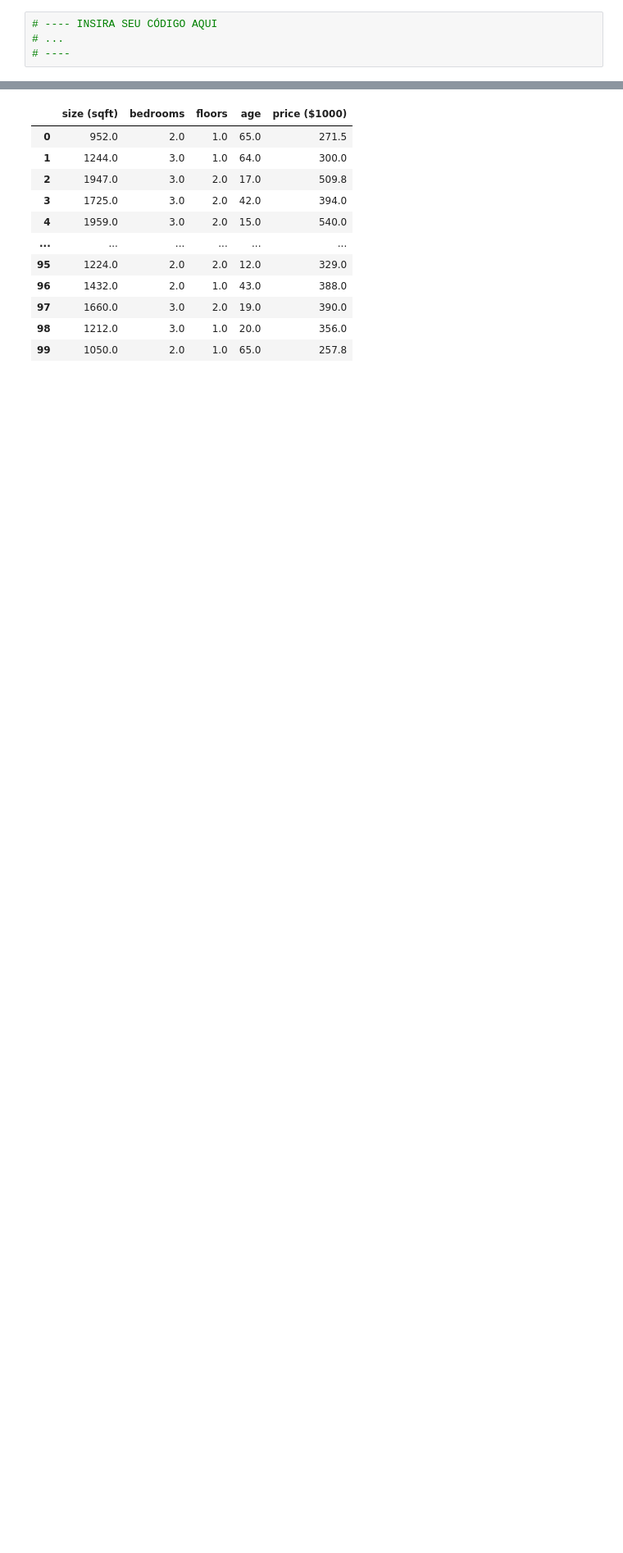
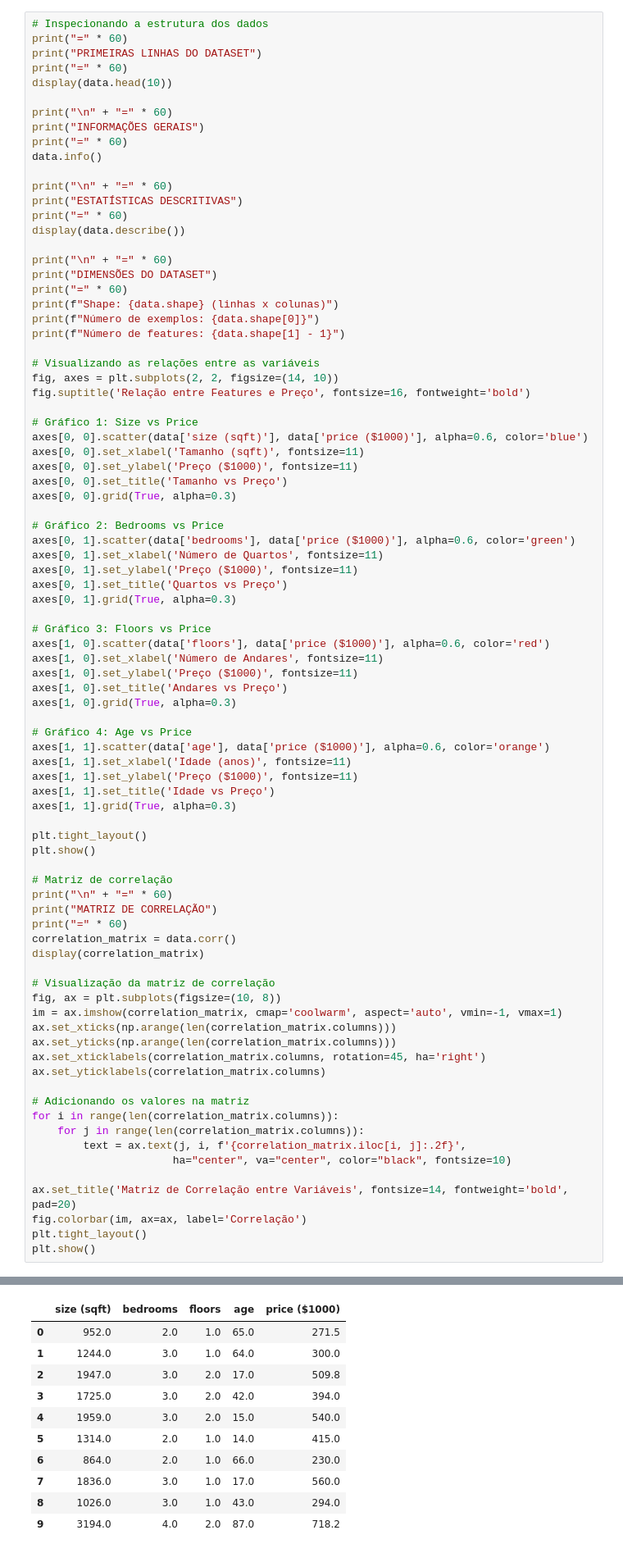
Before and after one commit to sentinela007nh/Machine-Learning---IF---UFRJ, a Jupyter notebook: Regressao-Linear/aula03_regressao_linear_parte2.ipynb, the cells around one changed output, grey strips where cells are left out. Shown: that part at 82% size. Drawn from its saved outputs; the diff is of its cells as text; blank space fills up the shorter version.

```diff
--- a/Regressao-Linear/aula03_regressao_linear_parte2.ipynb
+++ b/Regressao-Linear/aula03_regressao_linear_parte2.ipynb
@@ -272,7 +272,87 @@ data = pd.read_csv("./data/houses.csv", header=None, names=X_features + y_name)
 > - `.describe()`: Generates descriptive statistics of the DataFrame's numerical > columns, such as count, mean, standard deviation, minimum, and maximum.
 > - `.shape`: Returns a tuple representing the dimensionality of the DataFrame (rows, > columns).
 # %%
-# ---- INSIRA SEU CÓDIGO AQUI
-# ...
-# ----
+# Inspecionando a estrutura dos dados
+print("=" * 60)
+print("PRIMEIRAS LINHAS DO DATASET")
+print("=" * 60)
+display(data.head(10))
+
+print("\n" + "=" * 60)
+print("INFORMAÇÕES GERAIS")
+print("=" * 60)
+data.info()
+
+print("\n" + "=" * 60)
+print("ESTATÍSTICAS DESCRITIVAS")
+print("=" * 60)
+display(data.describe())
+
+print("\n" + "=" * 60)
+print("DIMENSÕES DO DATASET")
+print("=" * 60)
+print(f"Shape: {data.shape} (linhas x colunas)")
+print(f"Número de exemplos: {data.shape[0]}")
+print(f"Número de features: {data.shape[1] - 1}")
+
+# Visualizando as relações entre as variáveis
+fig, axes = plt.subplots(2, 2, figsize=(14, 10))
+fig.suptitle('Relação entre Features e Preço', fontsize=16, fontweight='bold')
+
+# Gráfico 1: Size vs Price
+axes[0, 0].scatter(data['size (sqft)'], data['price ($1000)'], alpha=0.6, color='blue')
+axes[0, 0].set_xlabel('Tamanho (sqft)', fontsize=11)
+axes[0, 0].set_ylabel('Preço ($1000)', fontsize=11)
+axes[0, 0].set_title('Tamanho vs Preço')
+axes[0, 0].grid(True, alpha=0.3)
+
+# Gráfico 2: Bedrooms vs Price
+axes[0, 1].scatter(data['bedrooms'], data['price ($1000)'], alpha=0.6, color='green')
+axes[0, 1].set_xlabel('Número de Quartos', fontsize=11)
+axes[0, 1].set_ylabel('Preço ($1000)', fontsize=11)
+axes[0, 1].set_title('Quartos vs Preço')
+axes[0, 1].grid(True, alpha=0.3)
+
+# Gráfico 3: Floors vs Price
+axes[1, 0].scatter(data['floors'], data['price ($1000)'], alpha=0.6, color='red')
+axes[1, 0].set_xlabel('Número de Andares', fontsize=11)
+axes[1, 0].set_ylabel('Preço ($1000)', fontsize=11)
+axes[1, 0].set_title('Andares vs Preço')
+axes[1, 0].grid(True, alpha=0.3)
+
+# Gráfico 4: Age vs Price
+axes[1, 1].scatter(data['age'], data['price ($1000)'], alpha=0.6, color='orange')
+axes[1, 1].set_xlabel('Idade (anos)', fontsize=11)
+axes[1, 1].set_ylabel('Preço ($1000)', fontsize=11)
+axes[1, 1].set_title('Idade vs Preço')
+axes[1, 1].grid(True, alpha=0.3)
+
+plt.tight_layout()
+plt.show()
+
+# Matriz de correlação
+print("\n" + "=" * 60)
+print("MATRIZ DE CORRELAÇÃO")
+print("=" * 60)
+correlation_matrix = data.corr()
+display(correlation_matrix)
+
+# Visualização da matriz de correlação
+fig, ax = plt.subplots(figsize=(10, 8))
+im = ax.imshow(correlation_matrix, cmap='coolwarm', aspect='auto', vmin=-1, vmax=1)
+ax.set_xticks(np.arange(len(correlation_matrix.columns)))
+ax.set_yticks(np.arange(len(correlation_matrix.columns)))
+ax.set_xticklabels(correlation_matrix.columns, rotation=45, ha='right')
+ax.set_yticklabels(correlation_matrix.columns)
+
+# Adicionando os valores na matriz
+for i in range(len(correlation_matrix.columns)):
+    for j in range(len(correlation_matrix.columns)):
+        text = ax.text(j, i, f'{correlation_matrix.iloc[i, j]:.2f}',
+                      ha="center", va="center", color="black", fontsize=10)
+
+ax.set_title('Matriz de Correlação entre Variáveis', fontsize=14, fontweight='bold', pad=20)
+fig.colorbar(im, ax=ax, label='Correlação')
+plt.tight_layout()
+plt.show()
 # %% [output]
@@ -279,12 +362,11 @@ data = pd.read_csv("./data/houses.csv", header=None, names=X_features + y_name)
 |  | size (sqft) | bedrooms | floors | age | price ($1000) |
 | 0 | 952.0 | 2.0 | 1.0 | 65.0 | 271.5 |
 | 1 | 1244.0 | 3.0 | 1.0 | 64.0 | 300.0 |
 | 2 | 1947.0 | 3.0 | 2.0 | 17.0 | 509.8 |
 | 3 | 1725.0 | 3.0 | 2.0 | 42.0 | 394.0 |
 | 4 | 1959.0 | 3.0 | 2.0 | 15.0 | 540.0 |
-| ... | ... | ... | ... | ... | ... |
-| 95 | 1224.0 | 2.0 | 2.0 | 12.0 | 329.0 |
-| 96 | 1432.0 | 2.0 | 1.0 | 43.0 | 388.0 |
-| 97 | 1660.0 | 3.0 | 2.0 | 19.0 | 390.0 |
-| 98 | 1212.0 | 3.0 | 1.0 | 20.0 | 356.0 |
-| 99 | 1050.0 | 2.0 | 1.0 | 65.0 | 257.8 |
+| 5 | 1314.0 | 2.0 | 1.0 | 14.0 | 415.0 |
+| 6 | 864.0 | 2.0 | 1.0 | 66.0 | 230.0 |
+| 7 | 1836.0 | 3.0 | 1.0 | 17.0 | 560.0 |
+| 8 | 1026.0 | 3.0 | 1.0 | 43.0 | 294.0 |
+| 9 | 3194.0 | 4.0 | 2.0 | 87.0 | 718.2 |
```
Also changed, not shown: parts of 7 cells of this notebook, 1 other file.
